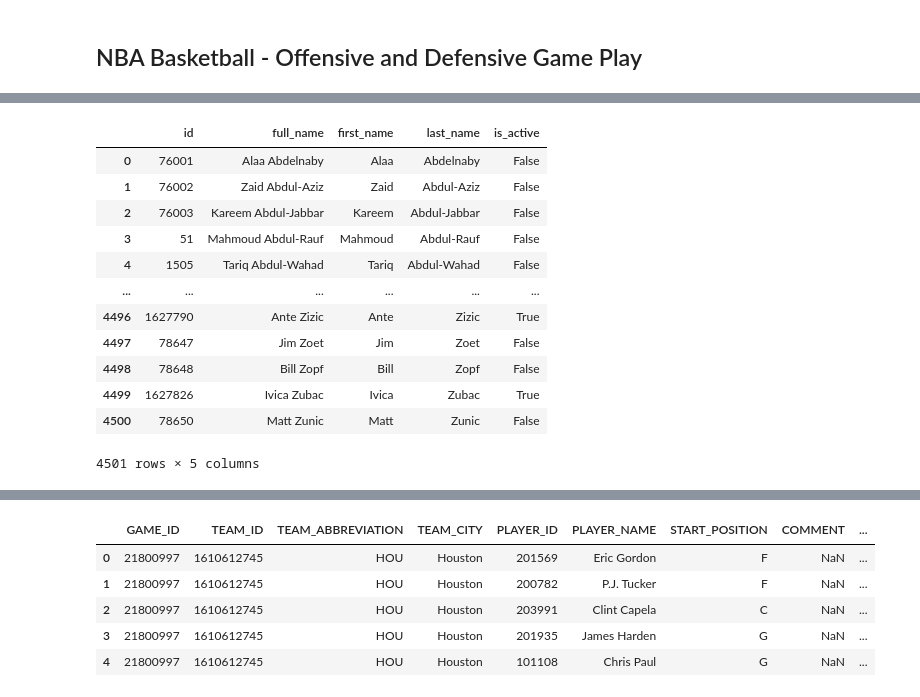
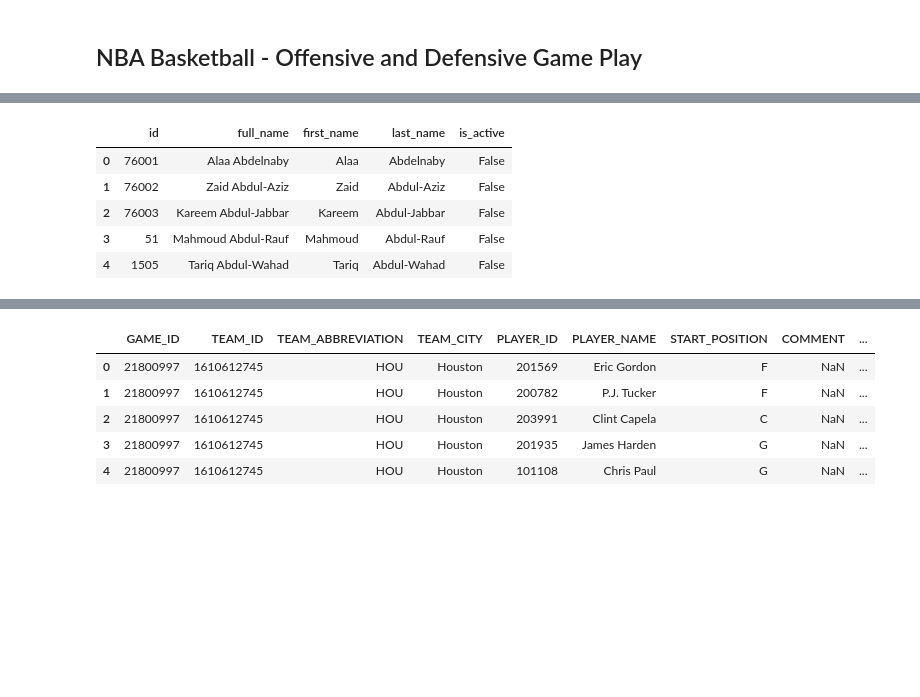
Before and after one commit to alicetsai1020/Off_v_Def_Play, a Jupyter notebook: draft.ipynb, the cells around one changed output, grey strips where cells are left out. Saved outputs shown, nothing was run; the diff lists cells and outputs as text; code cells hidden in the pictures; blank space fills up the shorter version.

```diff
--- a/draft.ipynb
+++ b/draft.ipynb
@@ -14,6 +15,8 @@ import requests
 import json
 import time
 import copy
+# %%
+pd.set_option('display.max_columns', None)
 # %%
 from nba_api.stats.static import teams
 from nba_api.stats.static import players
@@ -44,20 +36,13 @@ teams_df
 # %%
 player_df = pd.DataFrame(players.get_players())
-player_df
+player_df.head()
 # %% [output]
 |  | id | full_name | first_name | last_name | is_active |
 | 0 | 76001 | Alaa Abdelnaby | Alaa | Abdelnaby | False |
 | 1 | 76002 | Zaid Abdul-Aziz | Zaid | Abdul-Aziz | False |
 | 2 | 76003 | Kareem Abdul-Jabbar | Kareem | Abdul-Jabbar | False |
 | 3 | 51 | Mahmoud Abdul-Rauf | Mahmoud | Abdul-Rauf | False |
 | 4 | 1505 | Tariq Abdul-Wahad | Tariq | Abdul-Wahad | False |
-| ... | ... | ... | ... | ... | ... |
-| 4496 | 1627790 | Ante Zizic | Ante | Zizic | True |
-| 4497 | 78647 | Jim Zoet | Jim | Zoet | False |
-| 4498 | 78648 | Bill Zopf | Bill | Zopf | False |
-| 4499 | 1627826 | Ivica Zubac | Ivica | Zubac | True |
-| 4500 | 78650 | Matt Zunic | Matt | Zunic | False |
-4501 rows × 5 columns
 # %%
 #game_log_1819 = leaguegamelog.LeagueGameLog(counter = 0, direction = "DESC",
 #                 league_id = "00", player_or_team_abbreviation = "T", season = "2018-19",
```
Also changed, not shown: parts of 26 cells of this notebook.
